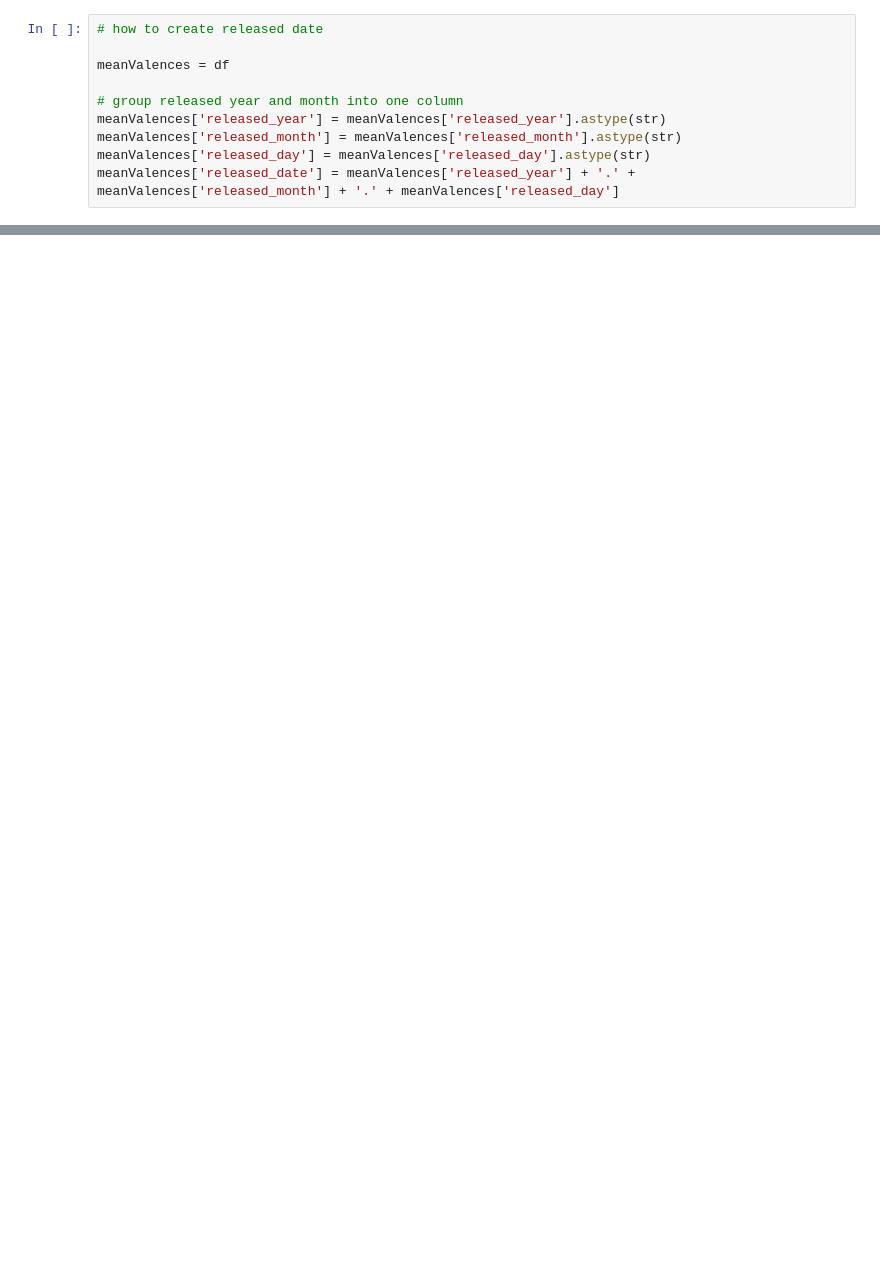
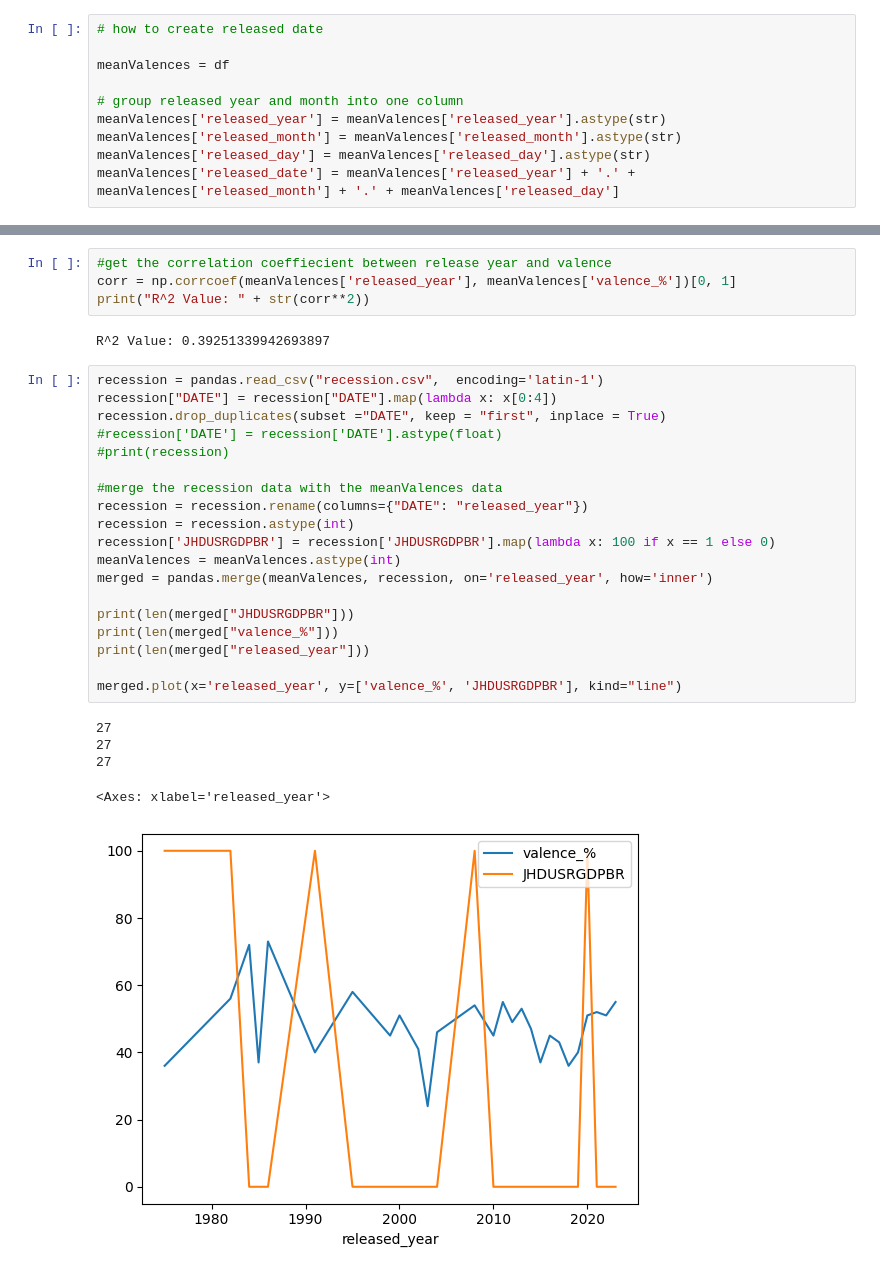
Before and after one commit to andaero/spotifydataviz, a Jupyter notebook: TemporaryExploration.ipynb, the cells around one changed output, grey strips where cells are left out. Drawn from its saved outputs; the diff is of its cells as text; blank space fills up the shorter version.

```diff
--- a/TemporaryExploration.ipynb
+++ b/TemporaryExploration.ipynb
@@ -69,0 +63,31 @@ plt.show()
+# %%
+#get the correlation coeffiecient between release year and valence
+corr = np.corrcoef(meanValences['released_year'], meanValences['valence_%'])[0, 1]
+print("R^2 Value: " + str(corr**2))
+# %% [output]
+R^2 Value: 0.39251339942693897
+# %%
+recession = pandas.read_csv("recession.csv",  encoding='latin-1')
+recession["DATE"] = recession["DATE"].map(lambda x: x[0:4])
+recession.drop_duplicates(subset ="DATE", keep = "first", inplace = True)
+#recession['DATE'] = recession['DATE'].astype(float)
+#print(recession)
+
+#merge the recession data with the meanValences data
+recession = recession.rename(columns={"DATE": "released_year"})
+recession = recession.astype(int)
+recession['JHDUSRGDPBR'] = recession['JHDUSRGDPBR'].map(lambda x: 100 if x == 1 else 0)
+meanValences = meanValences.astype(int)
+merged = pandas.merge(meanValences, recession, on='released_year', how='inner')
+
+print(len(merged["JHDUSRGDPBR"]))
+print(len(merged["valence_%"]))
+print(len(merged["released_year"]))
+
+merged.plot(x='released_year', y=['valence_%', 'JHDUSRGDPBR'], kind="line")
+# %% [output]
+27
+27
+27
+<Axes: xlabel='released_year'>
+[figure, added]
```
Also changed, not shown: parts of 8 cells of this notebook, 3 other files.
